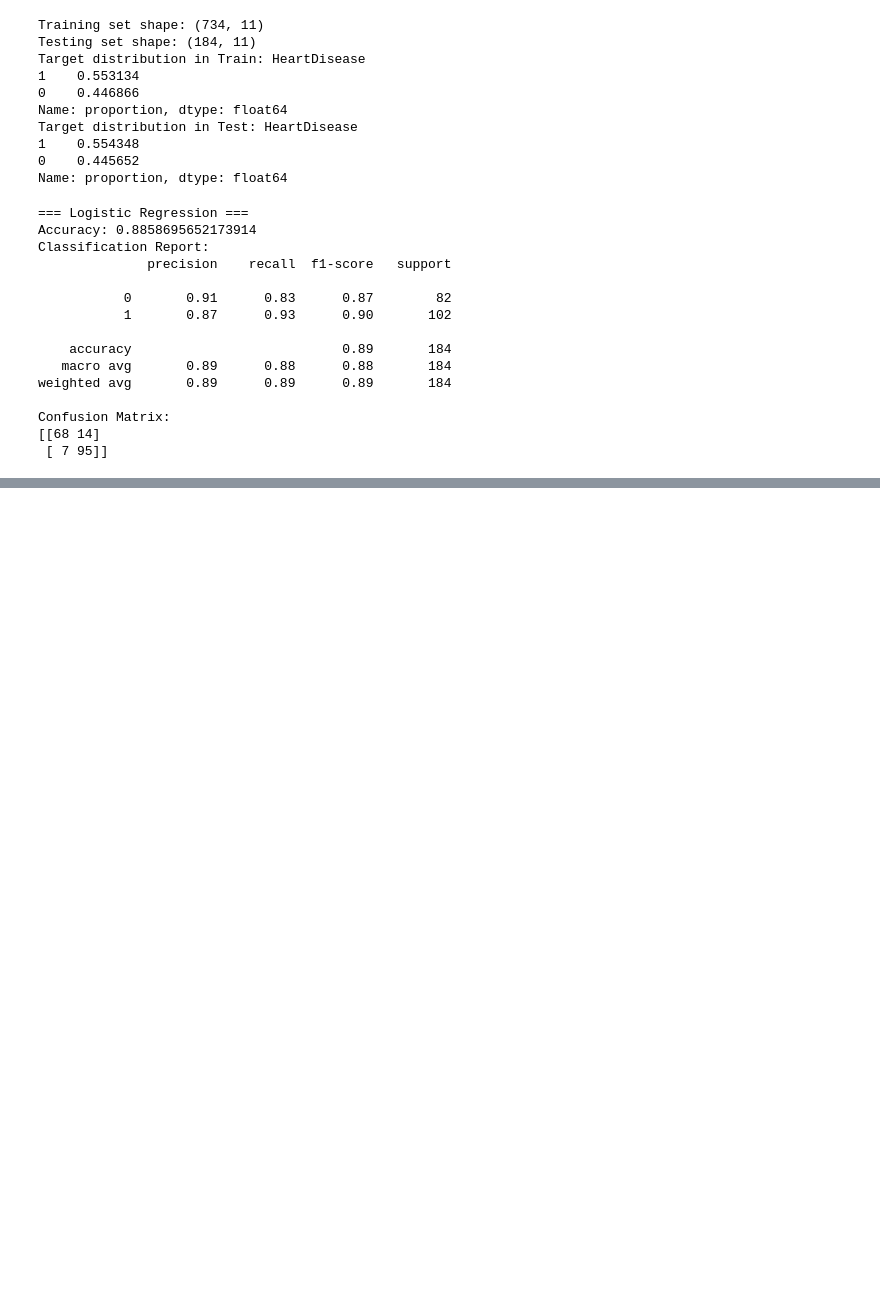
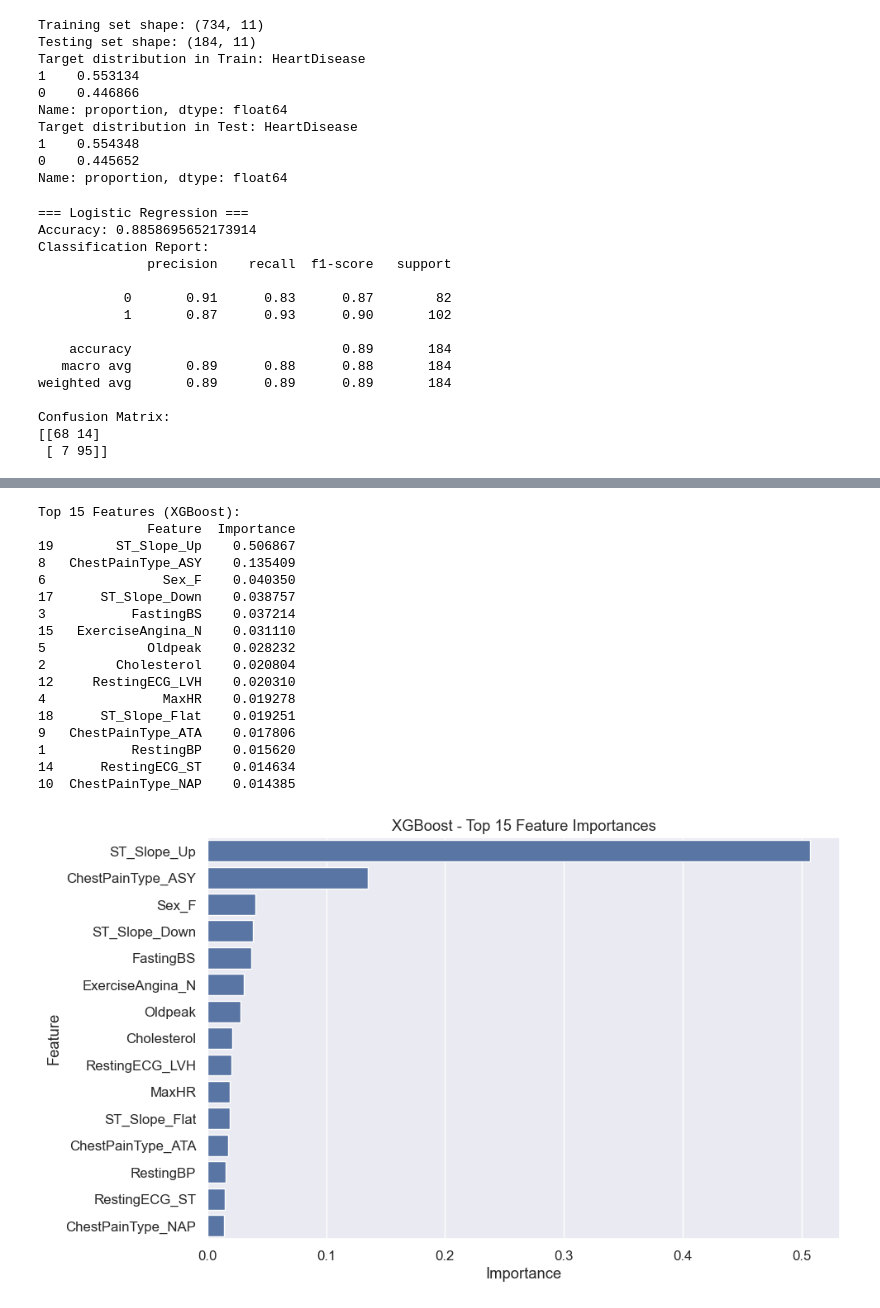
Before and after one commit to Tanvir-yzu/AI_ML-Expert-With-Phitron-Batch-01, a Jupyter notebook: Machine Learning/Module 06.ipynb, the cells around one changed output, grey strips where cells are left out. Saved outputs shown, nothing was run; the diff lists cells and outputs as text; code cells hidden in the pictures; blank space fills up the shorter version.

```diff
--- a/Machine Learning/Module 06.ipynb
+++ b/Machine Learning/Module 06.ipynb
@@ -428,0 +760,57 @@ ModuleNotFoundError: No module named 'xgboost'
+# %%
+# ======================
+# XGBoost Feature Importance
+# ======================
+
+import matplotlib.pyplot as plt
+import seaborn as sns
+
+# মডেল আমরা আগে তৈরি করেছি: model_xgb
+preprocessor.fit(X_train)  # প্রি-প্রসেসর ফিট করা
+
+# নিউমেরিক ফিচার
+numeric_features = ["Age", "RestingBP", "Cholesterol", "FastingBS", "MaxHR", "Oldpeak"]
+
+# ক্যাটেগরিক্যাল ফিচার থেকে ওহেনহট এনকোডেড কলামের নাম পাওয়া
+cat_encoder = preprocessor.named_transformers_['cat'].named_steps['onehot']
+categorical_features = cat_encoder.get_feature_names_out(["Sex", "ChestPainType", "RestingECG", "ExerciseAngina", "ST_Slope"])
+
+# সব ফিচারের নাম
+all_features = np.concatenate([numeric_features, categorical_features])
+
+# ফিচার ইমপোর্ট্যান্স পাওয়া
+importances = model_xgb.named_steps['classifier'].feature_importances_
+feature_importance_df = pd.DataFrame({
+    'Feature': all_features,
+    'Importance': importances
+}).sort_values(by='Importance', ascending=False)
+
+# টপ 15 ফিচার দেখা
+print("Top 15 Features (XGBoost):")
+print(feature_importance_df.head(15))
+
+# ভিজ্যুয়ালাইজেশন
+plt.figure(figsize=(10, 6))
+sns.barplot(x='Importance', y='Feature', data=feature_importance_df.head(15))
+plt.title("XGBoost - Top 15 Feature Importances")
+plt.tight_layout()
+plt.show()
+# %% [output]
+Top 15 Features (XGBoost):
+              Feature  Importance
+19        ST_Slope_Up    0.506867
+8   ChestPainType_ASY    0.135409
+6               Sex_F    0.040350
+17      ST_Slope_Down    0.038757
+3           FastingBS    0.037214
+15   ExerciseAngina_N    0.031110
+5             Oldpeak    0.028232
+2         Cholesterol    0.020804
+12     RestingECG_LVH    0.020310
+4               MaxHR    0.019278
+18      ST_Slope_Flat    0.019251
+9   ChestPainType_ATA    0.017806
+1           RestingBP    0.015620
+14      RestingECG_ST    0.014634
+10  ChestPainType_NAP    0.014385
+[figure, added]
```
Also changed, not shown: parts of 18 cells of this notebook, 1 other file.
